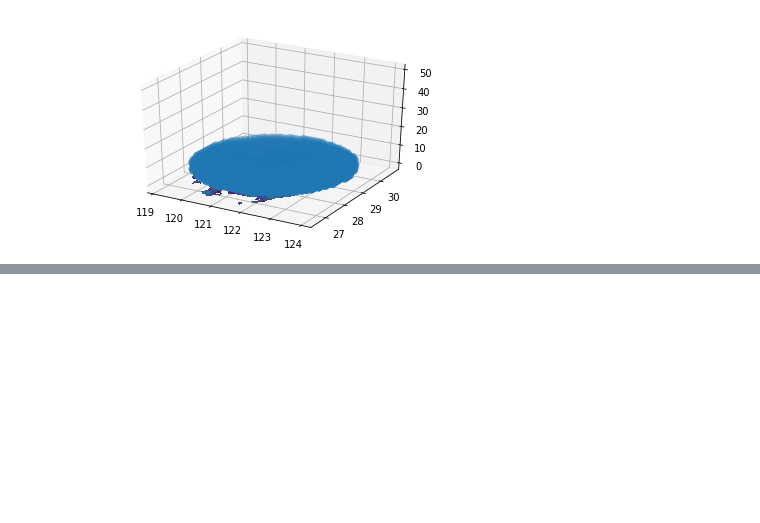
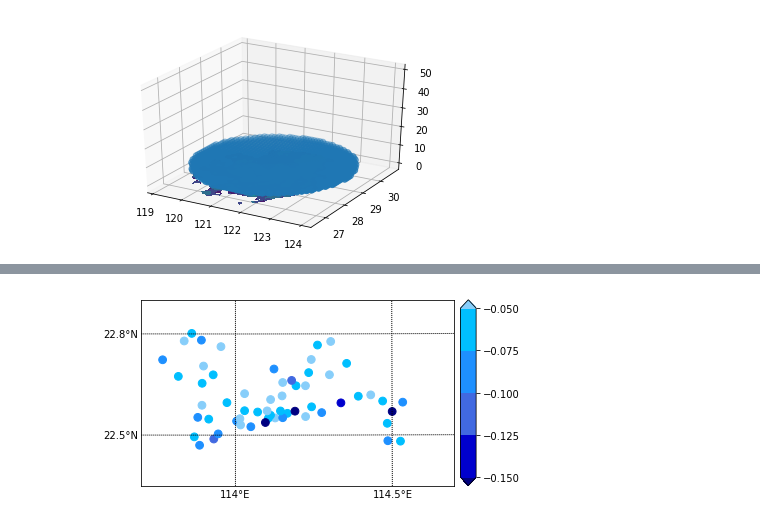
Before and after one commit to liyuan3970/study_demo, a Jupyter notebook: met_plot/rader/pup/test_demo.ipynb, the cells around one changed output, grey strips where cells are left out. Saved outputs shown, nothing was run; the diff lists cells and outputs as text; code cells hidden in the pictures; blank space fills up the shorter version.

```diff
--- a/met_plot/rader/pup/test_demo.ipynb
+++ b/met_plot/rader/pup/test_demo.ipynb
@@ -527,0 +606,47 @@ plt.show()
+# %%
+%matplotlib inline
+import matplotlib.pyplot as plt
+import numpy as np
+import matplotlib as mpl
+from mpl_toolkits.basemap import Basemap
+import matplotlib.colors as mcolors
+
+
+# 画出显著变化和不显著变化趋势的站点，同时标注显著变化者senslope的大小
+def plot_scatter():
+	fig = plt.figure(figsize=(6,4))
+
+	# customized colormap
+	colors = ['lightskyblue', 'deepskyblue', 'dodgerblue', 'royalblue', 'mediumblue', 'navy']
+	cmap = mpl.colors.ListedColormap(colors[::-1]) # 让颜色倒过来，原来的
+
+	# even bounds gives a contour-like effect
+	bounds = [ round(elem, 3) for elem in np.linspace(-0.15, -0.05, 5)] #
+	# get one more color than bounds from colormap 在bounds之外再多一个颜色
+	colors = plt.get_cmap(cmap)(np.linspace(0,1,len(bounds)+1))
+	# create colormap without the outmost colors 不用最外面的颜色来创造colormap
+	cmap = mpl.colors.ListedColormap(colors[1:-1]) # 1:-1是从第二个到倒数第二个，左闭右开
+	# set upper/lower color
+	cmap.set_over(colors[-1])
+	cmap.set_under(colors[0])
+
+	m = Basemap(llcrnrlon=113.7, llcrnrlat=22.35, urcrnrlon=114.7, urcrnrlat=22.9,\
+			rsphere=(6378137.00,6356752.3142),\
+			resolution='l', area_thresh=1000., projection='lcc', lat_1=22.5, lat_0=22.5, lon_0=114) #- shape文件，画出区域轮廓
+
+	lons = [114.1267222, 114.111825, 114.04908059999998, 113.8175, 114.47, 114.1122222, 114.1658333, 114.0036111, 113.8936271, 113.8855675, 114.104705, 114.1508333, 114.5002778, 113.7672222, 114.1011111, 113.9536389, 113.8911111, 113.8979694, 114.5340278, 114.1436111, 114.2238889, 114.3366799, 114.3044444, 113.9308333, 114.3922222, 113.9147222, 113.8361111, 114.02916670000002, 114.2236111, 113.8686111, 114.1488889, 114.1230556, 114.1933333, 114.02916670000002, 113.9727778, 114.48444440000002, 114.2752778, 114.2422222, 114.01416670000002, 113.9288889, 114.5264328, 113.94485559999998, 114.19001670000002, 114.4861111, 114.1794444, 114.2430556, 114.1508333, 114.09555559999998, 114.2622222, 114.0163889, 114.3002778, 114.3552778, 113.8602778, 113.8797222, 114.2338889, 114.0708333, 114.43194440000002, 113.89305559999998]
+	lats = [22.55097222, 22.55905833, 22.52501111, 22.67416667, 22.60055556, 22.60555556, 22.56472222, 22.54166667, 22.65377067, 22.47006253, 22.54966819, 22.55166667, 22.56944444, 22.72333333, 22.57194444, 22.76244444, 22.78166667, 22.70483, 22.59697222, 22.57166667, 22.555, 22.59546331, 22.7775, 22.48861111, 22.615, 22.5475, 22.77916667, 22.62305556, 22.64638889, 22.495, 22.61638889, 22.69611111, 22.64638889, 22.5725, 22.59638889, 22.53444444, 22.56666667, 22.72416667, 22.54888889, 22.67888889, 22.48137411, 22.50378611, 22.57101111, 22.48277778, 22.66222222, 22.58388889, 22.65611111, 22.5375, 22.76694444, 22.53027778, 22.67888889, 22.7125, 22.80166667, 22.55277778, 22.68527778, 22.56861111, 22.61888889, 22.58861111]
+	values = [-0.03101638020010544, -0.059602408594572324, -0.08074725429957398, -0.052523178817571285, -0.06097954730989012, -0.048576189387818935, -0.05321303447484441, -0.08990485880945824, -0.07035292627778422, -0.08904485101486563, -0.050582862579880206, -0.08667040863306046, -0.2381958334486063, -0.09043589588854052, -0.015791558268944444, -0.04750735872842685, -0.0827816789190754, -0.0495746307369816, -0.09748174185420576, -0.05328468550193526, -0.0385492789056475, -0.12603457458801204, -0.03785426812465535, -0.10934222695289253, -0.06257603144203898, -0.05322345906174508, -0.0437720889282609, -0.029440526555296737, -0.0446847919726688, -0.05879880517527025, -0.042610207214769935, -0.07981280621664595, -0.056233334347744406, -0.07486982006522186, -0.064798640683293, -0.060273137801299975, -0.08829009917157292, -0.02696058143578384, -0.047529515842470234, -0.051839812353009496, -0.05970518244018841, -0.08892429975993077, -0.2594588992844997, -0.0853022809983619, -0.11143855759589913, -0.05064439000559071, -0.02366547879452241, -0.1743014882414493, -0.05539755391763087, -0.04722722346208863, -0.04903534243112728, -0.0613871242134162, -0.05259194456906426, -0.0933057542530412, -0.05063961430132472, -0.05351251987776765, -0.03849744311833736, -0.04819026109972248]
+
+	sgt_scatter = m.scatter(lons, lats, s=60, c=values, marker="o", vmin=-0.15, vmax=-0.05, latlon=True, cmap=cmap)
+
+	m.colorbar(extend='both', ticks=bounds)
+
+	m.drawmeridians(np.arange(10, 125, 0.5), labels=[1,0,0,1])
+	m.drawparallels(np.arange(15, 30, 0.3),labels=[1,0,0,0])
+	plt.show()
+
+if __name__ == '__main__':
+	plot_scatter()
+# %% [output]
+[figure, added]
```
Also changed, not shown: parts of 1 cell of this notebook, 3 other files.
